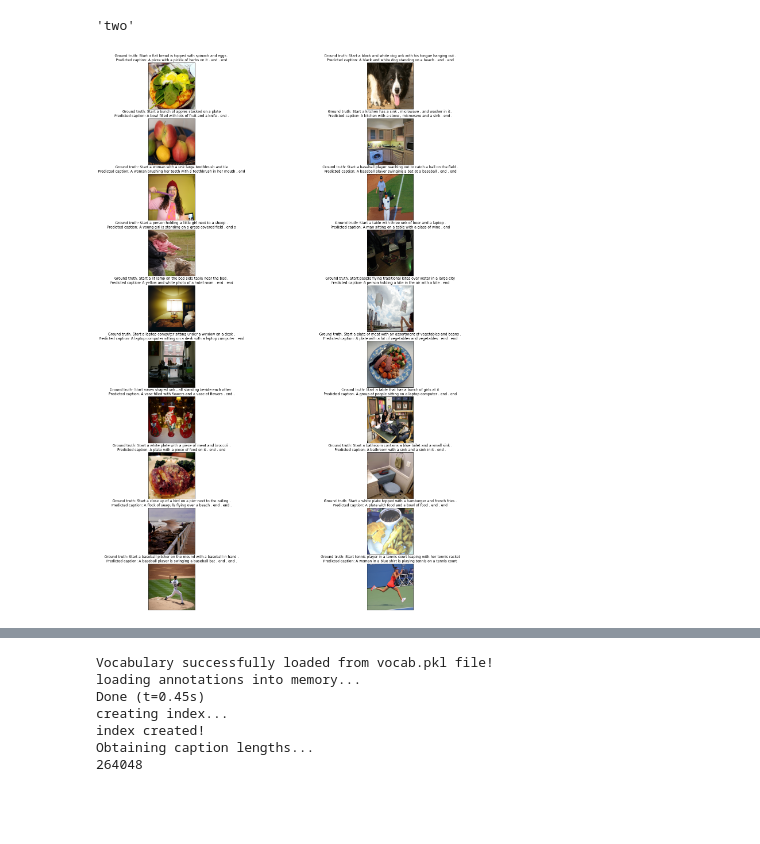
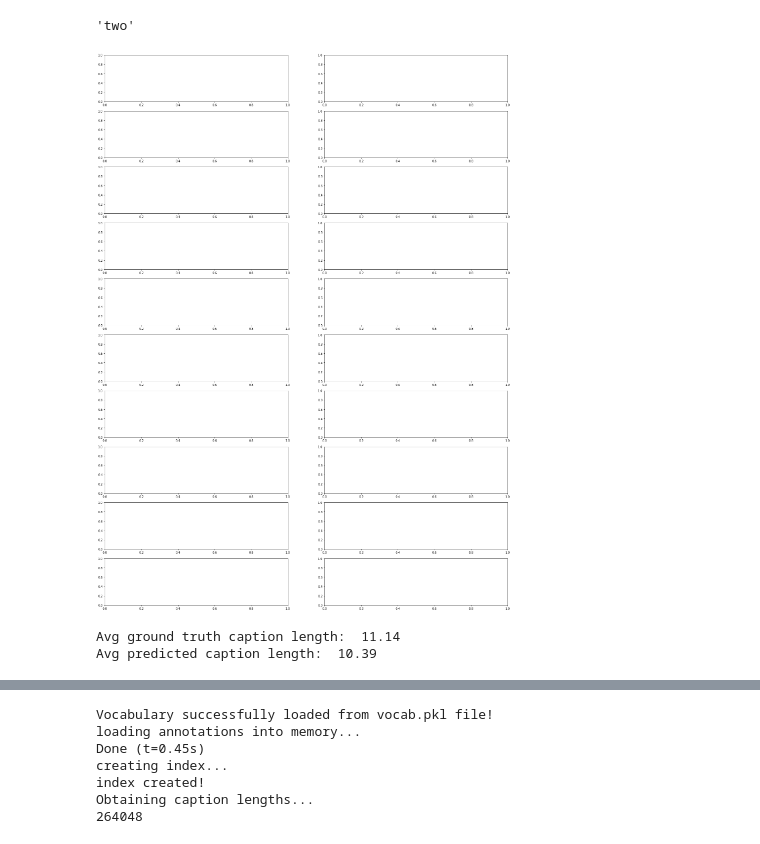
Before and after one commit to polina-tsvilodub/mSc-thesis, a Jupyter notebook: code/src/notebooks/functional_learning_exploration.ipynb, the cells around one changed output, grey strips where cells are left out. Drawn from its saved outputs; the diff is of its cells as text; code cells hidden in the pictures; blank space fills up the shorter version.

Commit message:
look into caption lengths

```diff
--- a/code/src/notebooks/functional_learning_exploration.ipynb
+++ b/code/src/notebooks/functional_learning_exploration.ipynb
@@ -2190,7 +2190,7 @@ torch.Size([1, 3, 224, 224])
 # %%
 
 # encoder_file = 'speaker-encoder-jointImgs-preprend-vocab6000-1.pkl'
-decoder_file = 'decoder-noEnc-prepend-512dim-4000vocab-rs1234-leon-cont-7.pkl' # 'decoder-noEnc-prepend-1024dim-4000vocab-rs1234-1.pkl'
+decoder_file = 'decoder-noEnc-prepend-512dim-4000vocab-rs1234-wEmb-1.pkl' # 'decoder-noEnc-prepend-1024dim-4000vocab-rs1234-1.pkl'
 
 embed_size = 512
 visual_embed_size = 512
@@ -2232,7 +2232,7 @@ data_loader_test.dataset.vocab.idx2word[49]
 'two'
 # %%
 # iterate over 15 image pairs to manually inspect performance of the model
-fig, axs = plt.subplots(nrows=10, ncols=2, figsize=(25, 35))
+# fig, axs = plt.subplots(nrows=10, ncols=2, figsize=(25, 35))
 
 # helper for un-transforming the images for viz purposes
 inv_transform = transforms.Compose([
@@ -2242,7 +2242,18 @@ inv_transform = transforms.Compose([
                          std = [ 1., 1., 1. ]),
 ])
 
-for i in range(10):
+# collect some stats about the generated captions
+ground_truth_num_tokens = 0
+ground_truth_num_tokens_lst = []
+predicted_num_tokens = 0
+predicted_num_tokens_lst = []
+
+# this same loop can be used for collecting results on ground truth vs generated caption lengths
+# it is especially interesting to see if the model is able to generate shorter captions
+# i.e. filter occurences of ground truth short captions and check average difference to predicted length
+# just comment out plotting part
+
+for i in range(100):
     test_indices = data_loader_test.dataset.get_func_train_indices()
     test_targets = torch.tensor([x[0] for x in test_indices]).long()
     test_dists = torch.tensor([x[1] for x in test_indices]).long()
@@ -2253,41 +2264,57 @@ for i in range(10):
 
     # get the images
     orig_image, dist_image, cap = next(iter(data_loader_test))
+    ground_truth_num_tokens += cap.shape[1] - 2 # remove start and end token
+    ground_truth_num_tokens_lst.append(cap.shape[1]-2)
 
     # retrieve saved features
     saved_target_features = embedded_imgs[str(data_loader_test.dataset.ids[test_targets.item()])]#torch.index_select(embedded_imgs, 0,  test_targets).squeeze(1)
     saved_dist_features = embedded_imgs[str(data_loader_test.dataset.ids[test_dists.item()])]#torch.index_select(embedded_imgs, 0,  test_dists).squeeze(1)
 
     # both_images = [saved_target_features, saved_dist_features] #torch.cat((saved_target_features, saved_dist_features), dim=-1)
     both_images = torch.cat((saved_target_features.unsqueeze(0).unsqueeze(0), saved_dist_features.unsqueeze(0).unsqueeze(0)), dim=1)
 
     output, log_p, raw, topk = decoder.sample(both_images, 13) # features_emb.unsqueeze(1)
     # out, hidden_state = decoder(both_images, cap, decoder.init_hidden(1))
     # print("Output", out)
     sentence_t = clean_sentence(output)
 #     print('example sentence for target:\n', sentence_t)
+    if "end" in sentence_t:
+        len_sentence_t = sum([1 for x in sentence_t.split(" ")[:sentence_t.split(" ").index("end")] if x != "end" ])
+    else:
+        len_sentence_t = len(sentence_t.split(" "))
+
+    predicted_num_tokens += len_sentence_t
+    predicted_num_tokens_lst.append(len_sentence_t)
 
     both_images_d = torch.cat((saved_dist_features.unsqueeze(0).unsqueeze(1), saved_target_features.unsqueeze(0).unsqueeze(1)), dim=1) #[saved_dist_features, saved_target_features] #torch.cat((saved_dist_features, saved_target_features), dim=-1)
     output2, log_p2, raw2, topk2 = decoder.sample(both_images_d, 13) #both_features_d.unsqueeze(1)
     sentence_d = clean_sentence(output2)
 #     print('example sentence for distractor:\n', sentence_d)
 
     # permute the images to get the ground truth caption of the distractor
     test_indices_d = [(test_indices[0][1], test_indices[0][0])]
 
     new_sampler_d = torch.utils.data.sampler.SubsetRandomSampler(indices=test_indices_d)
     data_loader_test.batch_sampler.sampler = new_sampler_d
     _, _, cap_dist = next(iter(data_loader_test))
 
     # show the image, ground truth caption and predicted caption
-    axs[i, 0].imshow(inv_transform(orig_image)[0].squeeze(0).permute(1,2,0))
-    axs[i, 0].set_title("Ground truth: " + clean_sentence(cap) + "\nPredicted caption: " + sentence_t)
-    axs[i, 0].tick_params(left = False, right = False , labelleft = False , labelbottom = False, bottom = False)
+#     axs[i, 0].imshow(inv_transform(orig_image)[0].squeeze(0).permute(1,2,0))
+#     axs[i, 0].set_title("Ground truth: " + clean_sentence(cap) + "\nPredicted caption: " + sentence_t)
+#     axs[i, 0].tick_params(left = False, right = False , labelleft = False , labelbottom = False, bottom = False)
     # distractor
-    axs[i, 1].imshow(inv_transform(dist_image)[0].squeeze(0).permute(1,2,0))
-    axs[i, 1].set_title("Ground truth: " + clean_sentence(cap_dist) + "\nPredicted caption: " + sentence_d)
-    axs[i, 1].tick_params(left = False, right = False , labelleft = False , labelbottom = False, bottom = False)
+#     axs[i, 1].imshow(inv_transform(dist_image)[0].squeeze(0).permute(1,2,0))
+#     axs[i, 1].set_title("Ground truth: " + clean_sentence(cap_dist) + "\nPredicted caption: " + sentence_d)
+#     axs[i, 1].tick_params(left = False, right = False , labelleft = False , labelbottom = False, bottom = False)
 
-fig.show()
+# fig.show()
 # %% [output]
-[figure, old version]
+[figure, new version]
+# %%
+print("Avg ground truth caption length: ", ground_truth_num_tokens/100)
+print("Avg predicted caption length: ", predicted_num_tokens / 100)
+sent_lens_df = pd.DataFrame({"ground": ground_truth_num_tokens_lst, "pred": predicted_num_tokens_lst})
+# %% [output]
+Avg ground truth caption length:  11.14
+Avg predicted caption length:  10.39
```
Also changed, not shown: parts of 3 cells of this notebook.
